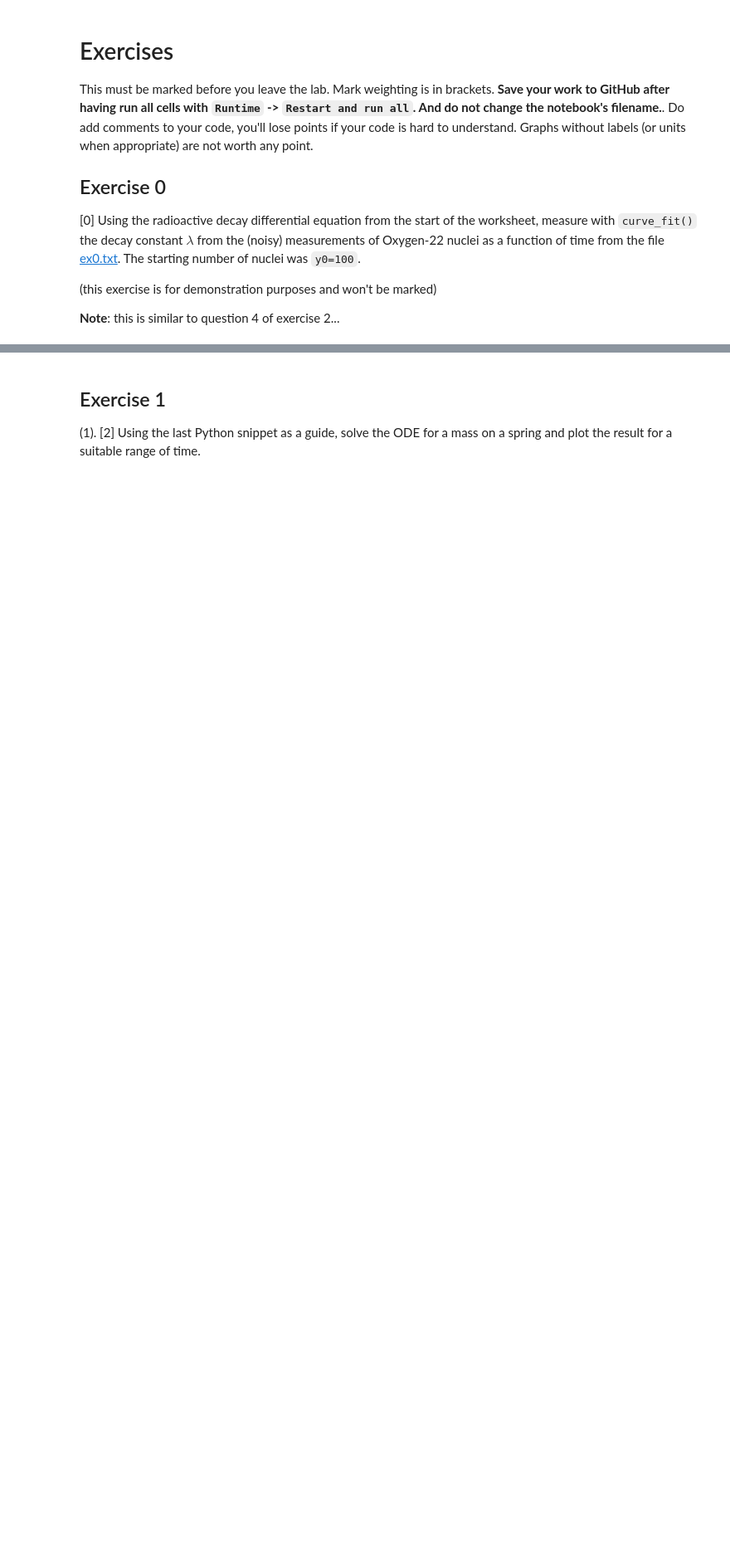
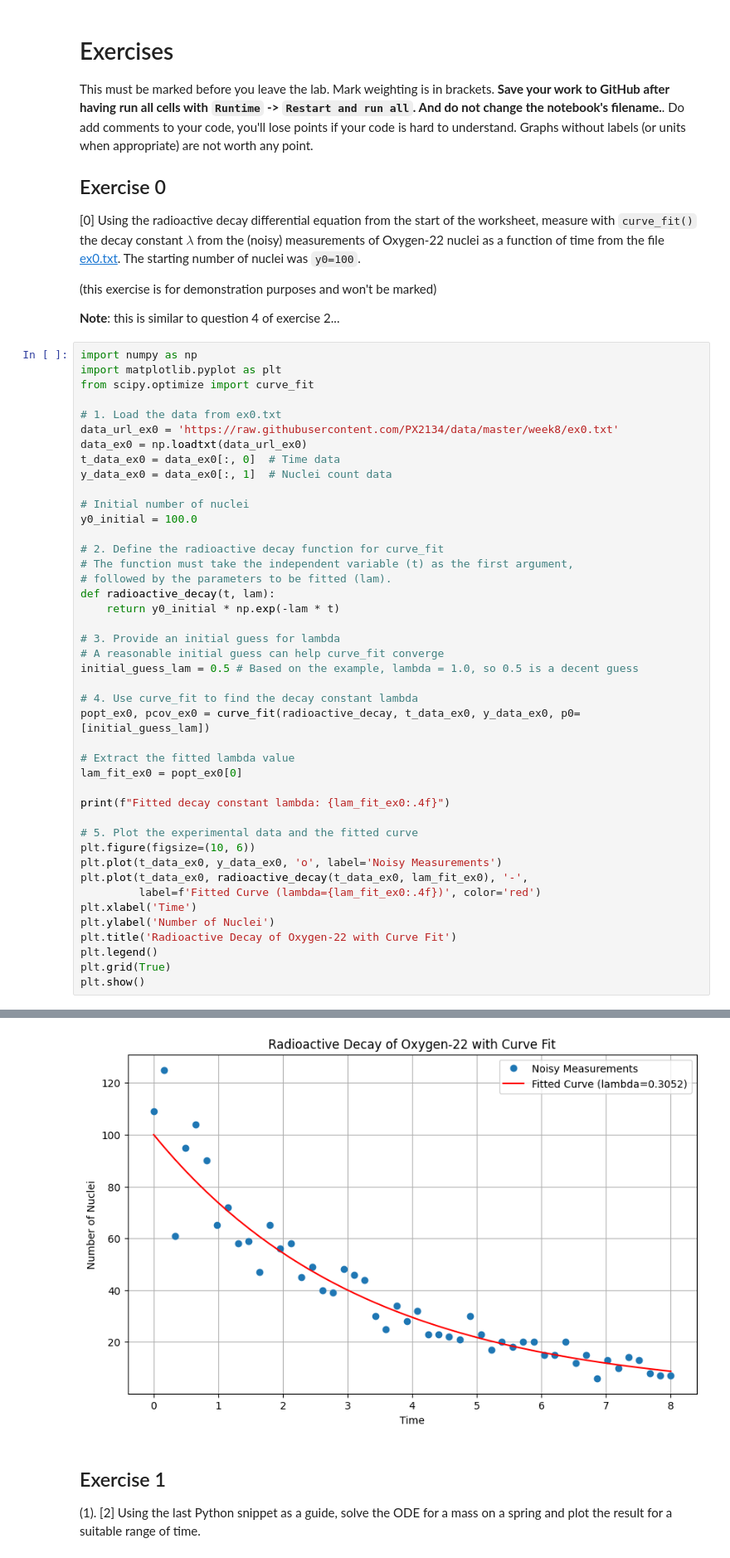
Before and after one commit to PX2145-2025/week-8-b-CameronMcKenzie-05, a Jupyter notebook: ODEs.ipynb, the cells around one changed output, grey strips where cells are left out. Shown at 83% size. Cells and saved outputs as stored; diff of their text form; blank space fills up the shorter version.

```diff
--- a/ODEs.ipynb
+++ b/ODEs.ipynb
@@ -184,3 +184,47 @@ This must be marked before you leave the lab. Mark weighting is in brackets. **S
 (this exercise is for demonstration purposes and won't be marked)
 
 **Note**: this is similar to question 4 of exercise 2...
+# %%
+import numpy as np
+import matplotlib.pyplot as plt
+from scipy.optimize import curve_fit
+
+# 1. Load the data from ex0.txt
+data_url_ex0 = 'https://raw.githubusercontent.com/PX2134/data/master/week8/ex0.txt'
+data_ex0 = np.loadtxt(data_url_ex0)
+t_data_ex0 = data_ex0[:, 0]  # Time data
+y_data_ex0 = data_ex0[:, 1]  # Nuclei count data
+
+# Initial number of nuclei
+y0_initial = 100.0
+
+# 2. Define the radioactive decay function for curve_fit
+# The function must take the independent variable (t) as the first argument,
+# followed by the parameters to be fitted (lam).
+def radioactive_decay(t, lam):
+    return y0_initial * np.exp(-lam * t)
+
+# 3. Provide an initial guess for lambda
+# A reasonable initial guess can help curve_fit converge
+initial_guess_lam = 0.5 # Based on the example, lambda = 1.0, so 0.5 is a decent guess
+
+# 4. Use curve_fit to find the decay constant lambda
+popt_ex0, pcov_ex0 = curve_fit(radioactive_decay, t_data_ex0, y_data_ex0, p0=[initial_guess_lam])
+
+# Extract the fitted lambda value
+lam_fit_ex0 = popt_ex0[0]
+
+print(f"Fitted decay constant lambda: {lam_fit_ex0:.4f}")
+
+# 5. Plot the experimental data and the fitted curve
+plt.figure(figsize=(10, 6))
+plt.plot(t_data_ex0, y_data_ex0, 'o', label='Noisy Measurements')
+plt.plot(t_data_ex0, radioactive_decay(t_data_ex0, lam_fit_ex0), '-',
+         label=f'Fitted Curve (lambda={lam_fit_ex0:.4f})', color='red')
+plt.xlabel('Time')
+plt.ylabel('Number of Nuclei')
+plt.title('Radioactive Decay of Oxygen-22 with Curve Fit')
+plt.legend()
+plt.grid(True)
+plt.show()
+# %% [output]
@@ -187,3 +232,4 @@ This must be marked before you leave the lab. Mark weighting is in brackets. **S
+[figure, added]
 # %% [markdown]
 ## Exercise 1
 
```
Also changed, not shown: parts of 4 cells of this notebook.
